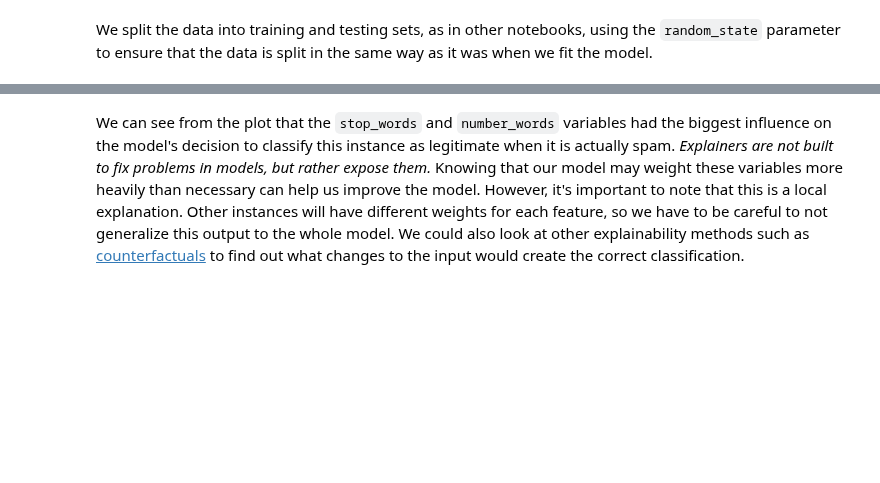
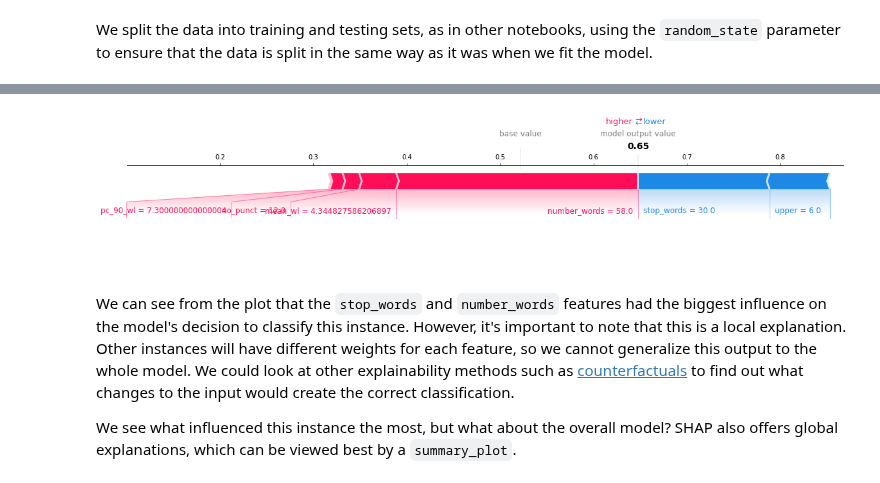
Before and after one commit to willb/openshift-ml-workflows-workshop, a Jupyter notebook: source/08-explainability.ipynb, the cells around one changed output, grey strips where cells are left out. Cells and saved outputs as stored; diff of their text form; code cells hidden in the pictures; blank space fills up the shorter version.

Commit message:
summary plot, finished prose, refactored model

```diff
--- a/source/08-explainability.ipynb
+++ b/source/08-explainability.ipynb
@@ -59 +69,14 @@ Oh no! Our model seems to have misclassified this instance. However, we don't ha
+# %%
+# loading in feature extraction pipeline
+import pickle
+
+# loading model
+filename = 'model.sav'
+model = pickle.load(open(filename, 'rb'))
+# %%
+# fit model
+model.fit(X=train.iloc[:,2:train.shape[1]], y=train["legitimate"])
+
+# generate predictions
+y_preds = model.predict(test.iloc[:,2:test.shape[1]])
 # %% [markdown]
@@ -100,0 +87,11 @@ shap.force_plot(explainer.expected_value[idx],
+# %%
+import alibi
+from alibi.explainers import KernelShap
+import shap
+
+predict_fn = model.predict_proba
+shap_explainer = KernelShap(predict_fn)
+
+shap_explainer.fit(test.iloc[:5,2:test.shape[1]]) # only using a subsection of the data to fit
+                                                  # to avoid unnecessary computational
+                                                  # stress
@@ -100,0 +112,2 @@ shap.force_plot(explainer.expected_value[idx],
+# %%
+shap_explanation = shap_explainer.explain(test.iloc[:,2:test.shape[1]], l1_reg=False)
@@ -101,2 +117,19 @@ shap.force_plot(explainer.expected_value[idx],
+# %%
+idx = 0
+instance = test.iloc[idx,2:test.shape[1]]
+class_idx = y_preds[idx]
+feature_names = list(test.columns[2:])
+
+shap.force_plot(
+    shap_explainer.expected_value[class_idx],
+    shap_explanation.shap_values[class_idx][idx, :],
+    instance,
+    feature_names = feature_names,
+    matplotlib=True
+)
+# %% [output]
+[figure, added]
 # %% [markdown]
-We can see from the plot that the `stop_words` and `number_words` variables had the biggest influence on the model's decision to classify this instance as legitimate when it is actually spam. _Explainers are not built to fix problems in models, but rather expose them._ Knowing that our model may weight these variables more heavily than necessary can help us improve the model. However, it's important to note that this is a local explanation. Other instances will have different weights for each feature, so we have to be careful to not generalize this output to the whole model. We could also look at other explainability methods such as [counterfactuals](https://christophm.github.io/interpretable-ml-book/counterfactual.html) to find out what changes to the input would create the correct classification.
+We can see from the plot that the `stop_words` and `number_words` features had the biggest influence on the model's decision to classify this instance. However, it's important to note that this is a local explanation. Other instances will have different weights for each feature, so we cannot generalize this output to the whole model. We could look at other explainability methods such as [counterfactuals](https://christophm.github.io/interpretable-ml-book/counterfactual.html) to find out what changes to the input would create the correct classification.
+
+We see what influenced this instance the most, but what about the overall model? SHAP also offers global explanations, which can be viewed best by a `summary_plot`.
```
Also changed, not shown: parts of 21 cells of this notebook.
